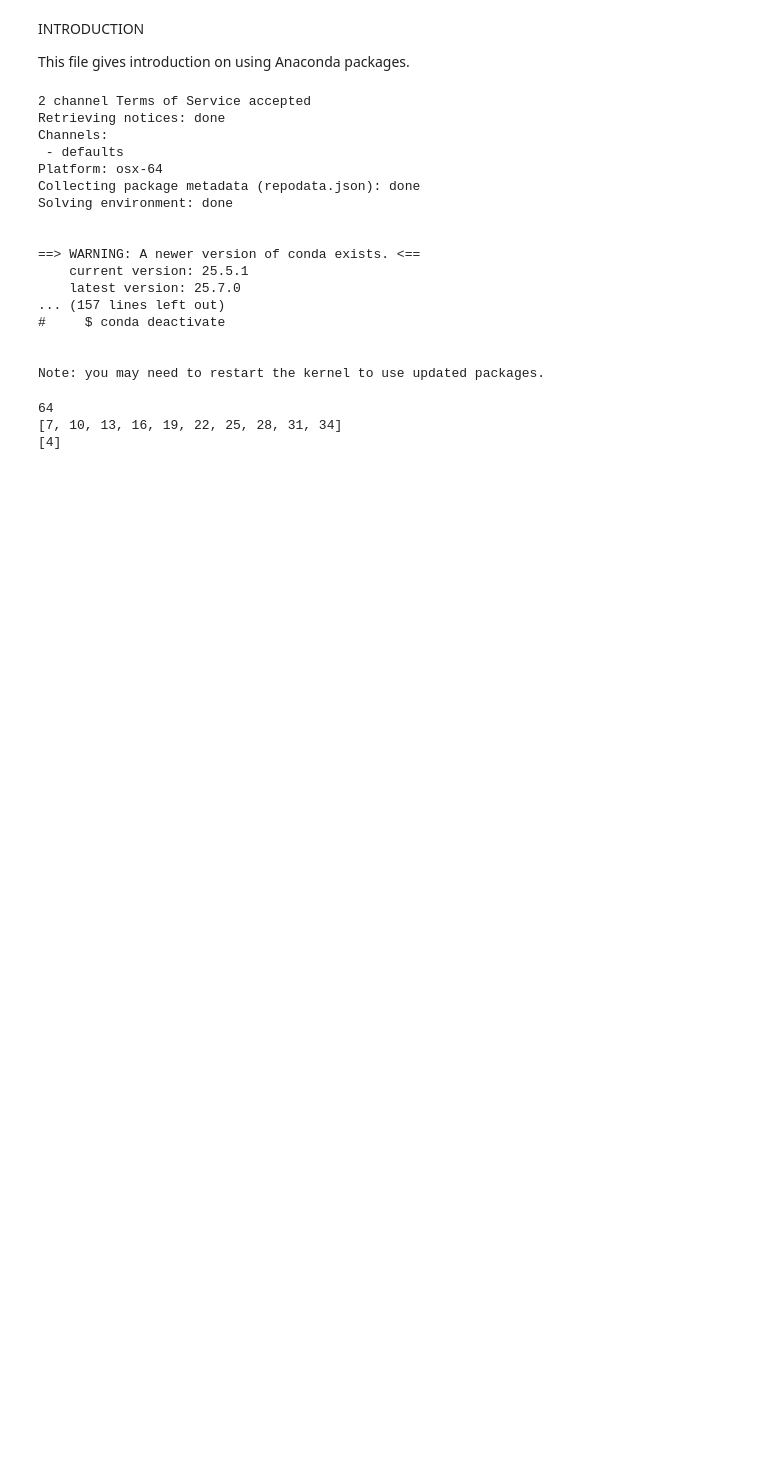
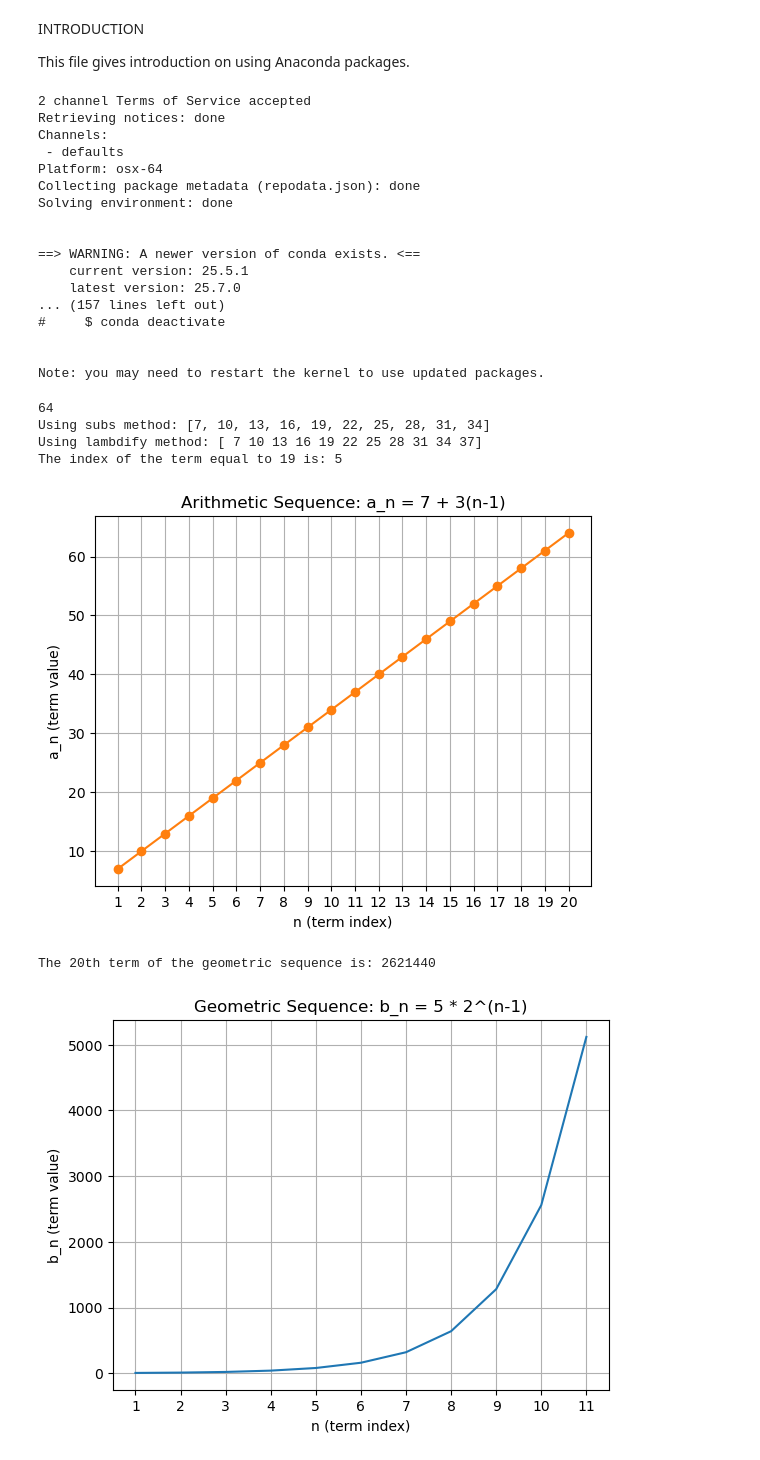
Before and after one commit to khiem-nguyen-ict/applied-mathematics, a Jupyter notebook: Introduction.ipynb, the cells around one changed output. Cells and saved outputs as stored; diff of their text form; code cells hidden in the pictures; blank space fills up the shorter version.

```diff
--- a/Introduction.ipynb
+++ b/Introduction.ipynb
@@ -39,18 +39,66 @@ import hashlib
 import cryptography
 %matplotlib inline
 # %%
+# NUMBER THEORY: ARITHMETIC SEQUENCES
+# Define a symbolic variable n and the nth term of the arithmetic sequence
+
 n = sy.symbols('n', integer=True)
+
+# Define arithmetic sequence: a_n = 7 + 3(n-1)
 a_n = 7+3*(n-1)
 a_20 = a_n.subs(n, 20)
 print(a_20)
 
+# Using the subs method to compute the first 10 members of the sequence
 members10 = [a_n.subs(n,i) for i in range(1,11)]
-print(members10)
-print(list(range(4,5)))
+print(f"Using subs method: {members10}")
+
+# Using the lambdify method to compute the first 10 members of the sequence
+f_n = sy.lambdify(n, a_n, 'numpy')
+list10 = np.arange(1, 12)
+members10 = f_n(list10)
+print(f"Using lambdify method: {members10}")
+
+# Equation for the nth term equal to 19
+equation = sy.Eq(a_n, 19)
+index = sy.solve(equation, n)
+print(f"The index of the term equal to 19 is: {index[0]}")
+
+# Draw plot of the first 20 members of the sequence
+members20 = f_n(np.arange(1, 21))
+plt.plot(np.arange(1, 21), members20, marker='o')
+plt.title('Arithmetic Sequence: a_n = 7 + 3(n-1)')
+plt.xlabel('n (term index)')
+plt.ylabel('a_n (term value)')
+plt.xticks(np.arange(1, 21))
+plt.grid()
+plt.show()
+
+# Now we can do the similar for geometric sequences, but let's first define the nth term of a geometric sequence
+b_n = 5 * (2**(n-1))  # Example geometric sequence: b_n = 5 * 2^(n-1)
+b_20 = b_n.subs(n, 20)
+print(f"The 20th term of the geometric sequence is: {b_20}")
+
+f_n = sy.lambdify(n, b_n, 'numpy')
+
+list10_geo = np.arange(1, 12)
+members10_geo = f_n(list10_geo)
+
+plt.plot(list10_geo, members10_geo)
+plt.title('Geometric Sequence: b_n = 5 * 2^(n-1)')
+plt.xlabel('n (term index)')
+plt.ylabel('b_n (term value)')
+plt.xticks(list10_geo)
+plt.grid()
+plt.show()
 # %% [output]
 64
-[7, 10, 13, 16, 19, 22, 25, 28, 31, 34]
-[4]
+Using subs method: [7, 10, 13, 16, 19, 22, 25, 28, 31, 34]
+Using lambdify method: [ 7 10 13 16 19 22 25 28 31 34 37]
+The index of the term equal to 19 is: 5
+[figure, added]
+The 20th term of the geometric sequence is: 2621440
+[figure, added]
 # %%
 # 1. NUMBER SEQUENCE
 
```
Also changed, not shown: parts of 1 cell of this notebook, 2 other files.
